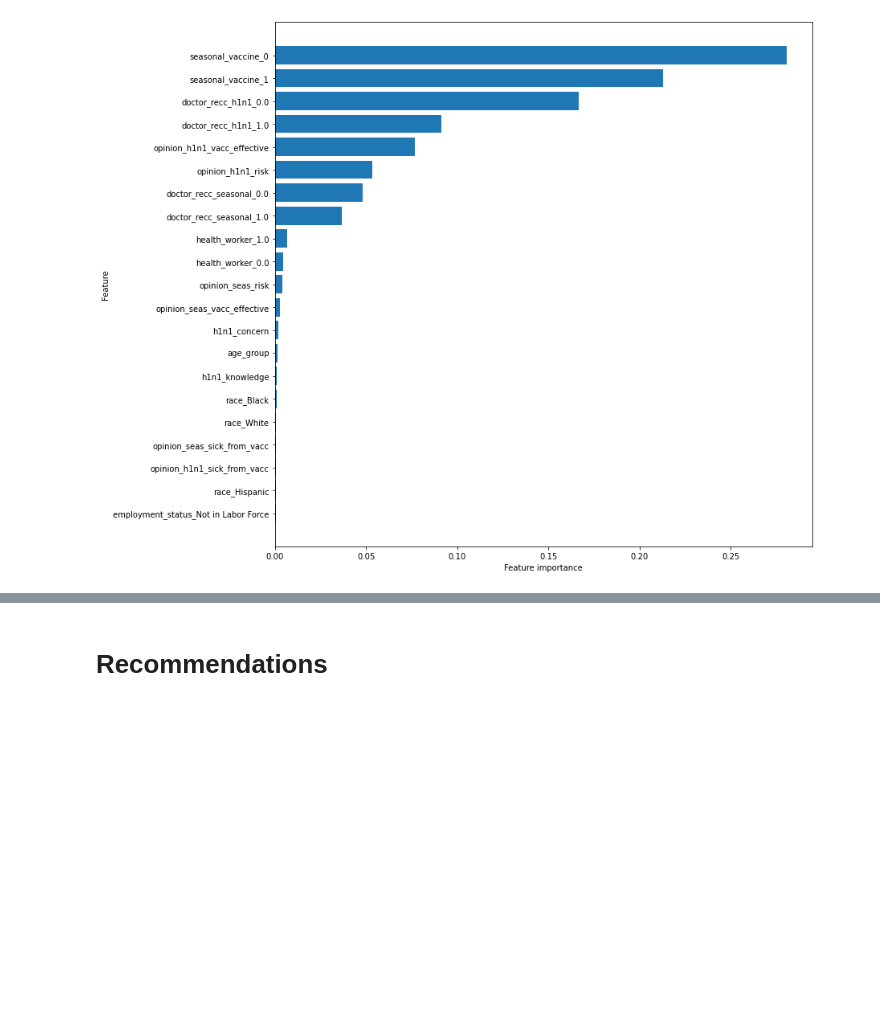
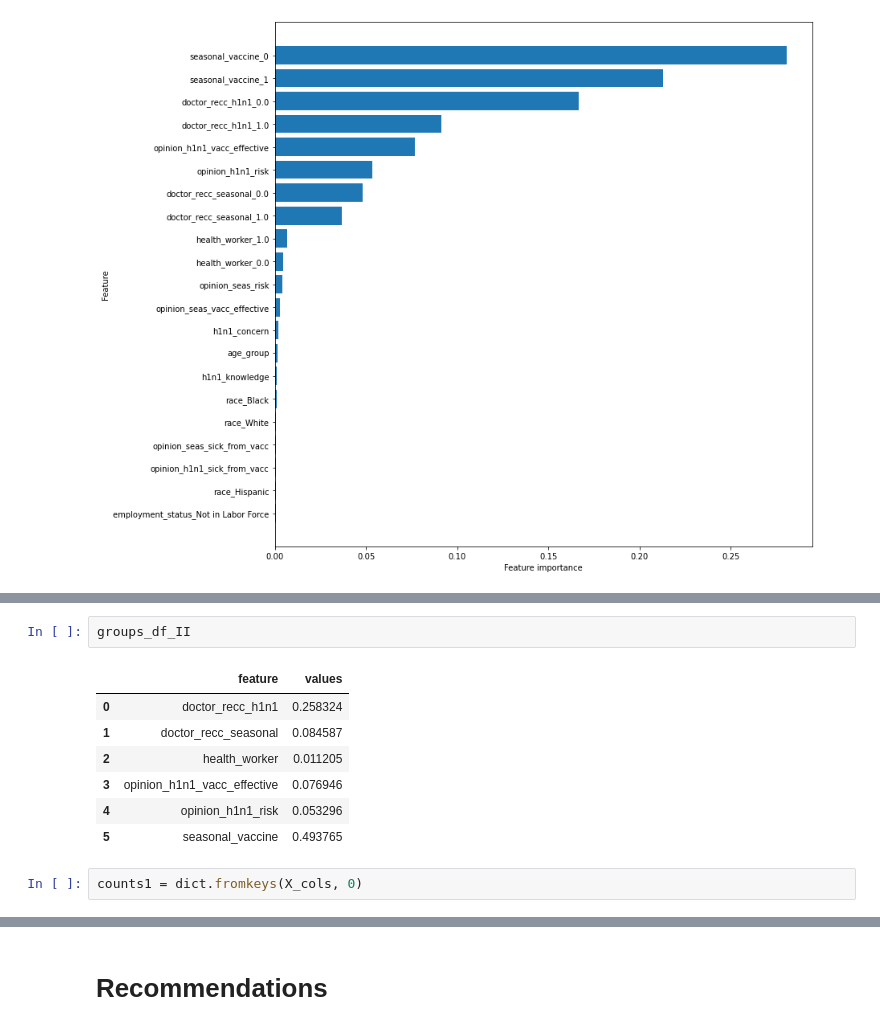
Before and after one commit to Freddy-2021/Using-a-Classification-Model-to-Predict-Who-is-More-Likely-to-Take-the-H1N1-Flu-Vaccine, a Jupyter notebook: student.ipynb, the cells around one changed output, grey strips where cells are left out. Saved outputs shown, nothing was run; the diff lists cells and outputs as text; blank space fills up the shorter version.

```diff
--- a/student.ipynb
+++ b/student.ipynb
@@ -773,0 +888,12 @@ plot_feature_importances(ftr_importance_df_II)
+# %%
+groups_df_II
+# %% [output]
+|  | feature | values |
+| 0 | doctor_recc_h1n1 | 0.258324 |
+| 1 | doctor_recc_seasonal | 0.084587 |
+| 2 | health_worker | 0.011205 |
+| 3 | opinion_h1n1_vacc_effective | 0.076946 |
+| 4 | opinion_h1n1_risk | 0.053296 |
+| 5 | seasonal_vaccine | 0.493765 |
+# %%
+counts1 = dict.fromkeys(X_cols, 0)
```
Also changed, not shown: parts of 16 cells of this notebook.
